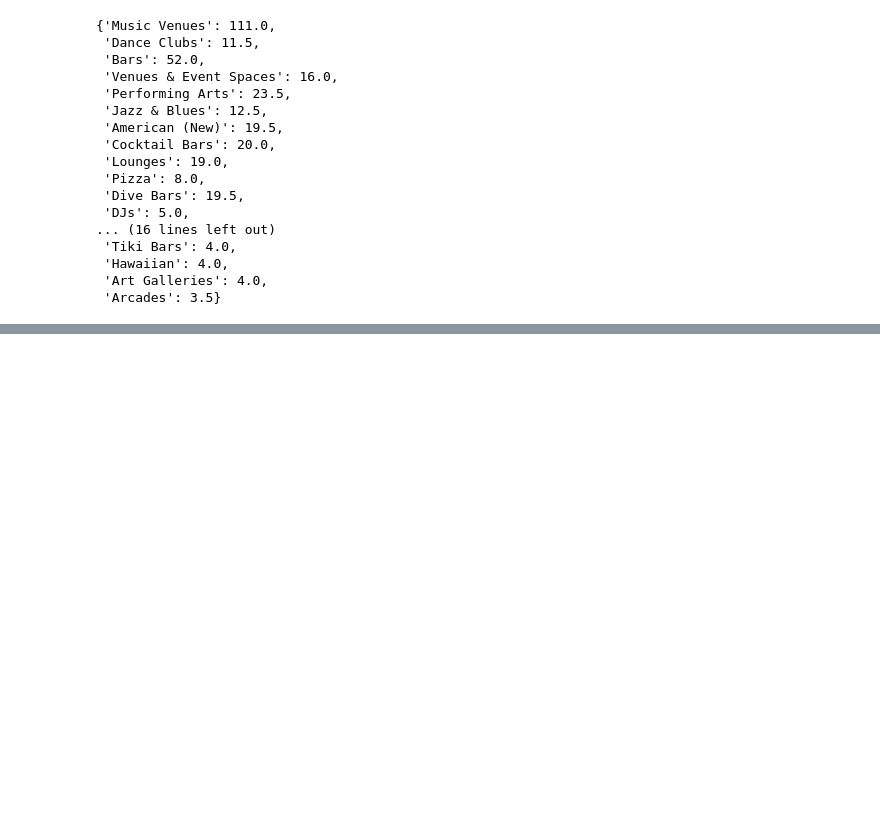
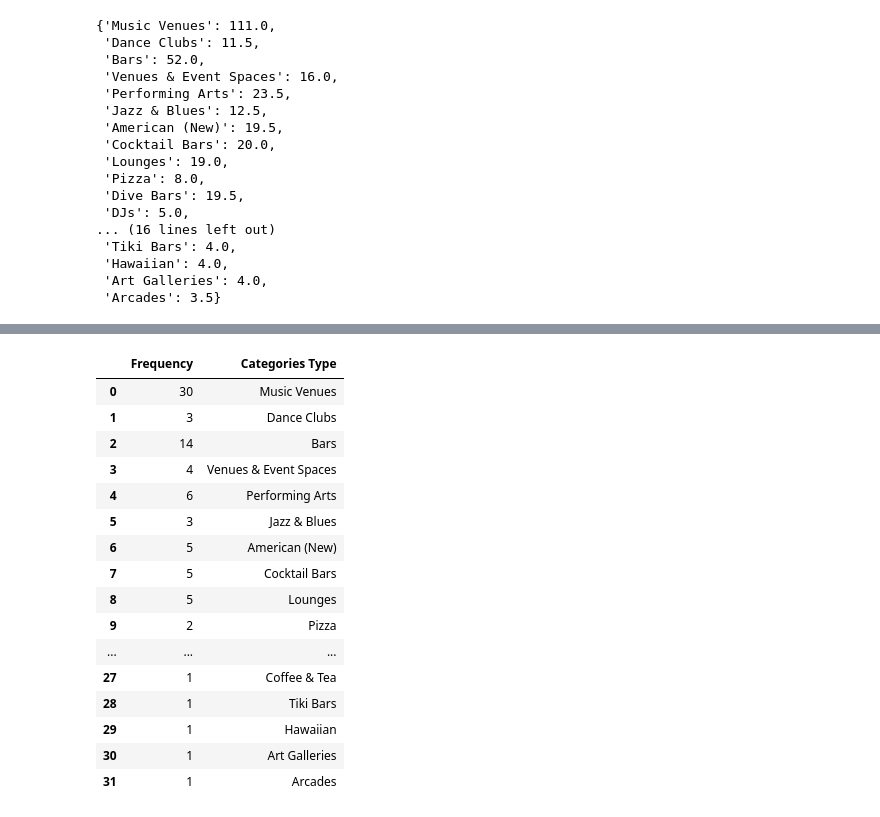
Before and after one commit to mattyk33/A-team, a Jupyter notebook: yelp_music_venue_reviews2.ipynb, the cells around one changed output, grey strips where cells are left out. Saved outputs shown, nothing was run; the diff lists cells and outputs as text; code cells hidden in the pictures; blank space fills up the shorter version.

```diff
--- a/yelp_music_venue_reviews2.ipynb
+++ b/yelp_music_venue_reviews2.ipynb
@@ -273,0 +290,22 @@ catSumNums=list(catSums.values())
+# %%
+catNums_df=pd.DataFrame(catSumList,catNums).reset_index()
+catNums_df=catNums_df.rename(columns={"index": "Frequency", 0: "Categories Type"})
+catNums_df
+# %% [output]
+|  | Frequency | Categories Type |
+| 0 | 30 | Music Venues |
+| 1 | 3 | Dance Clubs |
+| 2 | 14 | Bars |
+| 3 | 4 | Venues & Event Spaces |
+| 4 | 6 | Performing Arts |
+| 5 | 3 | Jazz & Blues |
+| 6 | 5 | American (New) |
+| 7 | 5 | Cocktail Bars |
+| 8 | 5 | Lounges |
+| 9 | 2 | Pizza |
+| ... | ... | ... |
+| 27 | 1 | Coffee & Tea |
+| 28 | 1 | Tiki Bars |
+| 29 | 1 | Hawaiian |
+| 30 | 1 | Art Galleries |
+| 31 | 1 | Arcades |
```
Also changed, not shown: parts of 7 cells of this notebook.
